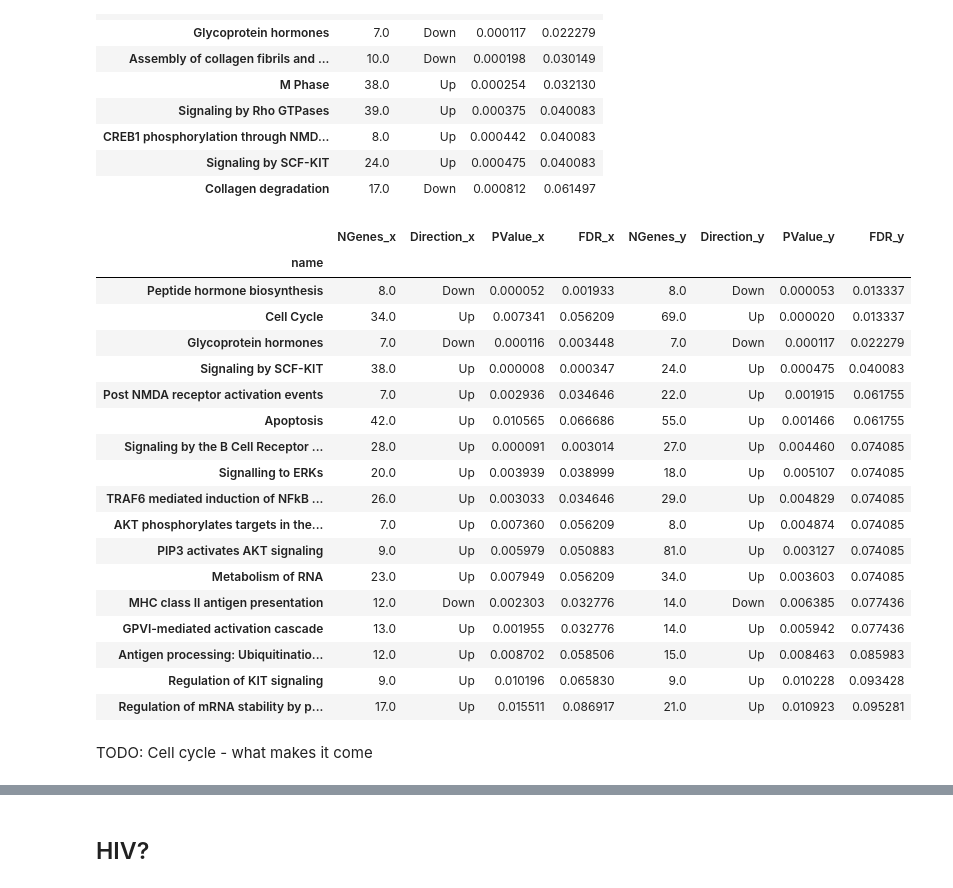
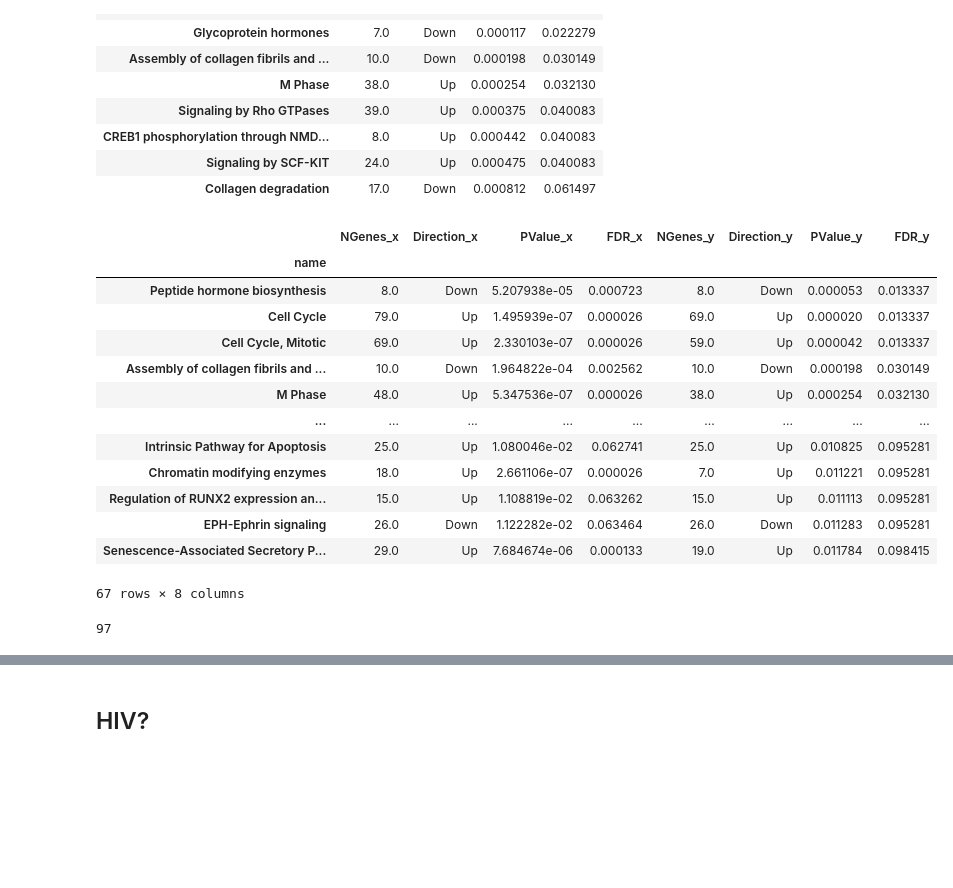
Before and after one commit to krassowski/meningitis-integration, a Jupyter notebook: analyses/protein_vs_clinical/GSEA.ipynb, the cells around one changed output, grey strips where cells are left out. Cells and saved outputs as stored; diff of their text form; code cells hidden in the pictures; blank space fills up the shorter version.

```diff
--- a/analyses/protein_vs_clinical/GSEA.ipynb
+++ b/analyses/protein_vs_clinical/GSEA.ipynb
@@ -42,7 +42,7 @@ diff_ebayes <- function(a, b, ...) {
 # %%
 from gsea_api.molecular_signatures_db import MolecularSignaturesDatabase
 
-db = MolecularSignaturesDatabase('data/msigdb', version='6.2')
+db = MolecularSignaturesDatabase('data/msigdb', version='7.1')
 # %%
 from helpers.gse import collection_to_R, formatter_to_fix_letter_case, calculate_overlap
 # %% [markdown]
@@ -56,10 +56,10 @@ Let's fetch a recent GMT directly from Reactome; `data/ReactomePathways.gmt`, do
 # %%
 from gsea_api.molecular_signatures_db import GeneMatrixTransposed
 # %%
-reactome_new_symbol = GeneMatrixTransposed.from_gmt('data/ReactomePathways.gmt', name='reactome_new_symbol')
+reactome_full_symbol = GeneMatrixTransposed.from_gmt('data/ReactomePathways.gmt', name='reactome_full_symbol')
 
 # use the recent Reactome to improve the pathways name formatting in MSigDB for increased readability
-try_to_fix_letter_case = formatter_to_fix_letter_case(reactome_new_symbol)
+try_to_fix_letter_case = formatter_to_fix_letter_case(reactome_full_symbol)
 
 reactome_pathways_entrez = db.load(gene_sets='c2.cp.reactome', id_type='entrez').format_names(try_to_fix_letter_case)
 reactome_pathways_symbol = db.load(gene_sets='c2.cp.reactome', id_type='symbols').format_names(try_to_fix_letter_case)
@@ -197,7 +197,7 @@ symbols = set(raw_gene_matrix_by_symbols.index)
 
 for collection, genes in [
     (kegg_pathways_entrez, entrez_ids),
-    (reactome_new_symbol, symbols),
+    (reactome_full_symbol, symbols),
     (reactome_pathways_entrez, entrez_ids)
 ]:
     after_trimming = collection_to_R(collection, trim_to=genes)
@@ -364,4 +367,4 @@ tb_cc_log_msig.head(10)
 # %%
-%%R -o tb_cc_log_new
-tb_cc_log_new = camera('Tuberculosis', 'Cryptococcal', log10_gene_matrix_symbols, reactome_new_symbol, intercept='Healthy.control')
+%%R -o tb_cc_log_full
+tb_cc_log_full = camera('Tuberculosis', 'Cryptococcal', log10_gene_matrix_symbols, reactome_full_symbol, intercept='Healthy.control')
 # %%
@@ -379,29 +382,26 @@ tb_cc_log_new.head(10)
 | Signaling by SCF-KIT | 24.0 | Up | 0.000475 | 0.040083 |
 | Collagen degradation | 17.0 | Down | 0.000812 | 0.061497 |
 # %%
-show_table(agreement(tb_cc_log_msig, tb_cc_log_new, cutoff=0.1))
+show_table(agreement(tb_cc_log_msig, tb_cc_log_full, cutoff=0.1))
 # %% [output]
 |  | NGenes_x | Direction_x | PValue_x | FDR_x | NGenes_y | Direction_y | PValue_y | FDR_y |
 | name |  |  |  |  |  |  |  |  |
-| Peptide hormone biosynthesis | 8.0 | Down | 0.000052 | 0.001933 | 8.0 | Down | 0.000053 | 0.013337 |
-| Cell Cycle | 34.0 | Up | 0.007341 | 0.056209 | 69.0 | Up | 0.000020 | 0.013337 |
-| Glycoprotein hormones | 7.0 | Down | 0.000116 | 0.003448 | 7.0 | Down | 0.000117 | 0.022279 |
-| Signaling by SCF-KIT | 38.0 | Up | 0.000008 | 0.000347 | 24.0 | Up | 0.000475 | 0.040083 |
-| Post NMDA receptor activation events | 7.0 | Up | 0.002936 | 0.034646 | 22.0 | Up | 0.001915 | 0.061755 |
-| Apoptosis | 42.0 | Up | 0.010565 | 0.066686 | 55.0 | Up | 0.001466 | 0.061755 |
-| Signaling by the B Cell Receptor ... | 28.0 | Up | 0.000091 | 0.003014 | 27.0 | Up | 0.004460 | 0.074085 |
-| Signalling to ERKs | 20.0 | Up | 0.003939 | 0.038999 | 18.0 | Up | 0.005107 | 0.074085 |
-| TRAF6 mediated induction of NFkB ... | 26.0 | Up | 0.003033 | 0.034646 | 29.0 | Up | 0.004829 | 0.074085 |
-| AKT phosphorylates targets in the... | 7.0 | Up | 0.007360 | 0.056209 | 8.0 | Up | 0.004874 | 0.074085 |
-| PIP3 activates AKT signaling | 9.0 | Up | 0.005979 | 0.050883 | 81.0 | Up | 0.003127 | 0.074085 |
-| Metabolism of RNA | 23.0 | Up | 0.007949 | 0.056209 | 34.0 | Up | 0.003603 | 0.074085 |
-| MHC class II antigen presentation | 12.0 | Down | 0.002303 | 0.032776 | 14.0 | Down | 0.006385 | 0.077436 |
-| GPVI-mediated activation cascade | 13.0 | Up | 0.001955 | 0.032776 | 14.0 | Up | 0.005942 | 0.077436 |
-| Antigen processing: Ubiquitinatio... | 12.0 | Up | 0.008702 | 0.058506 | 15.0 | Up | 0.008463 | 0.085983 |
-| Regulation of KIT signaling | 9.0 | Up | 0.010196 | 0.065830 | 9.0 | Up | 0.010228 | 0.093428 |
-| Regulation of mRNA stability by p... | 17.0 | Up | 0.015511 | 0.086917 | 21.0 | Up | 0.010923 | 0.095281 |
+| Peptide hormone biosynthesis | 8.0 | Down | 5.207938e-05 | 0.000723 | 8.0 | Down | 0.000053 | 0.013337 |
+| Cell Cycle | 79.0 | Up | 1.495939e-07 | 0.000026 | 69.0 | Up | 0.000020 | 0.013337 |
+| Cell Cycle, Mitotic | 69.0 | Up | 2.330103e-07 | 0.000026 | 59.0 | Up | 0.000042 | 0.013337 |
+| Assembly of collagen fibrils and ... | 10.0 | Down | 1.964822e-04 | 0.002562 | 10.0 | Down | 0.000198 | 0.030149 |
+| M Phase | 48.0 | Up | 5.347536e-07 | 0.000026 | 38.0 | Up | 0.000254 | 0.032130 |
+| ... | ... | ... | ... | ... | ... | ... | ... | ... |
+| Intrinsic Pathway for Apoptosis | 25.0 | Up | 1.080046e-02 | 0.062741 | 25.0 | Up | 0.010825 | 0.095281 |
+| Chromatin modifying enzymes | 18.0 | Up | 2.661106e-07 | 0.000026 | 7.0 | Up | 0.011221 | 0.095281 |
+| Regulation of RUNX2 expression an... | 15.0 | Up | 1.108819e-02 | 0.063262 | 15.0 | Up | 0.011113 | 0.095281 |
+| EPH-Ephrin signaling | 26.0 | Down | 1.122282e-02 | 0.063464 | 26.0 | Down | 0.011283 | 0.095281 |
+| Senescence-Associated Secretory P... | 29.0 | Up | 7.684674e-06 | 0.000133 | 19.0 | Up | 0.011784 | 0.098415 |
+67 rows × 8 columns
-# %% [markdown]
-TODO: Cell cycle - what makes it come
+# %%
+len(tb_cc_log_msig[tb_cc_log_msig.FDR < 0.05])
+# %% [output]
+97
 # %%
 %R import::here(gene_set_heatmap, .from='plots/differential_expression.R')
 # %%
```
Also changed, not shown: parts of 34 cells of this notebook, 5 other files.
